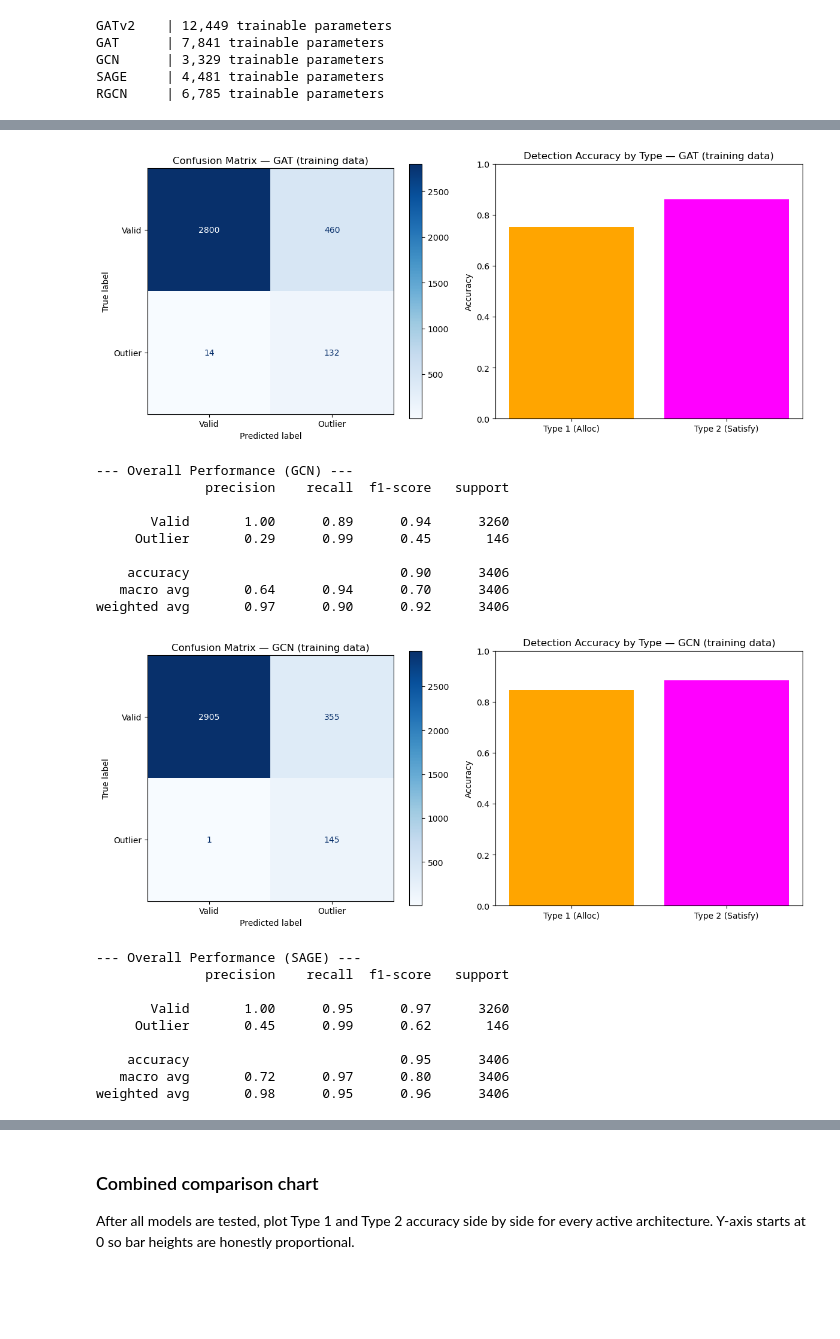
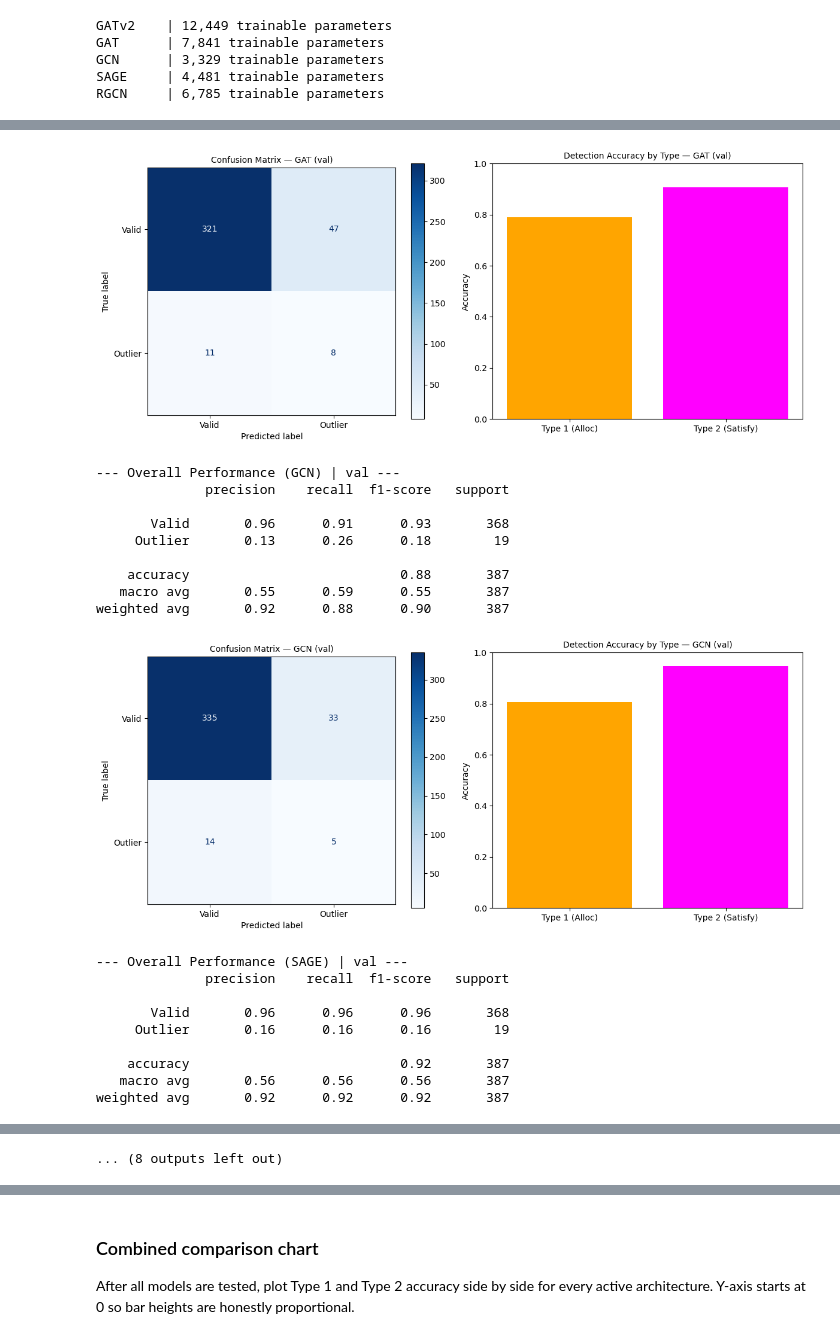
Before and after one commit to tcheb/ENGR521A, a Jupyter notebook: Synth_SE_data.ipynb, the cells around one changed output, grey strips where cells are left out. Cells and saved outputs as stored; diff of their text form; code cells hidden in the pictures; blank space fills up the shorter version.

```diff
--- a/Synth_SE_data.ipynb
+++ b/Synth_SE_data.ipynb
@@ -822,10 +880,14 @@ Training runs for `EPOCHS` epochs per model sequentially. Adjust `EPOCHS` or `LO
 # %%
 def train(model, optimizer, criterion, data):
-    """Single training step — shared by all architectures."""
+    """Single training step — shared by all architectures.
+    Loss is computed on training edges only (edge_train_mask).
+    All edges participate in message passing.
+    """
     model.train()
     optimizer.zero_grad()
     out = model(data.x, data.edge_index, data.edge_attr)
-    loss = criterion(out, data.y)
+    # Mask: supervise on training edges only
+    loss = criterion(out[data.edge_train_mask], data.y[data.edge_train_mask])
     loss.backward()
     optimizer.step()
     return loss.item()
@@ -852,7 +914,16 @@ for name, model in models.items():
     for epoch in range(EPOCHS):
         loss = train(model, optimizers[name], criterions[name], pyg_dataset)
         if epoch % LOG_EVERY == 0:
-            print(f"  Epoch {epoch:04d} | Loss: {loss:.4f}")
+            # Val loss — no gradient, no mask leak
+            model.eval()
+            with torch.no_grad():
+                out = model(pyg_dataset.x, pyg_dataset.edge_index, pyg_dataset.edge_attr)
+                val_loss = criterions[name](
+                    out[pyg_dataset.edge_val_mask],
+                    pyg_dataset.y[pyg_dataset.edge_val_mask]
+                ).item()
+            model.train()
+            print(f"  Epoch {epoch:04d} | Train loss: {loss:.4f} | Val loss: {val_loss:.4f}")
 # %% [output]
 =============================================
   Training GATv2
@@ -882,26 +956,26 @@ Run across all active models by iterating `models.items()`.
 # %%
-def evaluate_model(model, data):
+def evaluate_model(model, data, mask, split_name='val'):
     model.eval()
     with torch.no_grad():
         logits = model(data.x, data.edge_index, data.edge_attr)
-        probs  = torch.sigmoid(logits)
+        probs  = torch.sigmoid(logits[mask])
         preds  = (probs > 0.5).float()
 
-        y_true = data.y.cpu().numpy()
-        y_pred = preds.cpu().numpy()
+    y_true = data.y[mask].cpu().numpy()
+    y_pred = preds.cpu().numpy()
 
     cm = confusion_matrix(y_true, y_pred)
 
-    is_alloc   = (data.edge_attr[:, 1] == 1).cpu().numpy()
-    is_satisfy = (data.edge_attr[:, 2] == 1).cpu().numpy()
+    is_alloc   = (data.edge_attr[mask][:, 1] == 1).cpu().numpy()
+    is_satisfy = (data.edge_attr[mask][:, 2] == 1).cpu().numpy()
 
-    print(f"--- Overall Performance ({model.gnn_type}) ---")
+    print(f"--- Overall Performance ({model.gnn_type}) | {split_name} ---")
     print(classification_report(y_true, y_pred, target_names=['Valid', 'Outlier']))
 
     fig, ax = plt.subplots(1, 2, figsize=(12, 5))
 
     ConfusionMatrixDisplay(cm, display_labels=['Valid', 'Outlier']).plot(ax=ax[0], cmap='Blues')
-    ax[0].set_title(f"Confusion Matrix — {model.gnn_type} (training data)")
+    ax[0].set_title(f"Confusion Matrix — {model.gnn_type} ({split_name})", fontsize=10)
 
     type1_acc = (y_true[is_alloc]   == y_pred[is_alloc]).mean()   if any(is_alloc)   else 0
     type2_acc = (y_true[is_satisfy] == y_pred[is_satisfy]).mean() if any(is_satisfy) else 0
@@ -909,14 +983,20 @@ def evaluate_model(model, data):
     ax[1].bar(['Type 1 (Alloc)', 'Type 2 (Satisfy)'], [type1_acc, type2_acc],
               color=['orange', 'magenta'])
     ax[1].set_ylim(0, 1)
-    ax[1].set_ylabel('Accuracy')
-    ax[1].set_title(f"Detection Accuracy by Type — {model.gnn_type} (training data)")
+    ax[1].set_ylabel('Accuracy', fontsize=10)
+    ax[1].set_title(f"Detection Accuracy by Type — {model.gnn_type} ({split_name})", fontsize=10)
 
+    ax[0].tick_params(labelsize=10)
+    ax[1].tick_params(labelsize=10)
     plt.tight_layout()
     plt.show()
 
 
-# Evaluate all active models on training data
+# Evaluate all models on val split (use during development)
 for name, model in models.items():
-    evaluate_model(model, pyg_dataset)
+    evaluate_model(model, pyg_dataset, pyg_dataset.edge_val_mask, split_name='val')
+
+# Evaluate all models on test split (run once at the end)
+for name, model in models.items():
+    evaluate_model(model, pyg_dataset, pyg_dataset.edge_test_mask, split_name='test')
 # %% [output]
@@ -942,20 +1022,20 @@ weighted avg       0.96      0.86      0.90      3406
-[figure, old version]
+[figure, new version]
---- Overall Performance (GCN) ---
+--- Overall Performance (GCN) | val ---
               precision    recall  f1-score   support
 
-       Valid       1.00      0.89      0.94      3260
-     Outlier       0.29      0.99      0.45       146
+       Valid       0.96      0.91      0.93       368
+     Outlier       0.13      0.26      0.18        19
 
-    accuracy                           0.90      3406
-   macro avg       0.64      0.94      0.70      3406
-weighted avg       0.97      0.90      0.92      3406
+    accuracy                           0.88       387
+   macro avg       0.55      0.59      0.55       387
+weighted avg       0.92      0.88      0.90       387
-[figure, old version]
+[figure, new version]
---- Overall Performance (SAGE) ---
+--- Overall Performance (SAGE) | val ---
               precision    recall  f1-score   support
 
-       Valid       1.00      0.95      0.97      3260
-     Outlier       0.45      0.99      0.62       146
+       Valid       0.96      0.96      0.96       368
+     Outlier       0.16      0.16      0.16        19
 
-    accuracy                           0.95      3406
-   macro avg       0.72      0.97      0.80      3406
-weighted avg       0.98      0.95      0.96      3406
+    accuracy                           0.92       387
+   macro avg       0.56      0.56      0.56       387
+weighted avg       0.92      0.92      0.92       387
@@ -972,0 +1063 @@ weighted avg       0.98      0.97      0.98      3406
+... (8 outputs left out)
```
Also changed, not shown: parts of 37 cells of this notebook.
